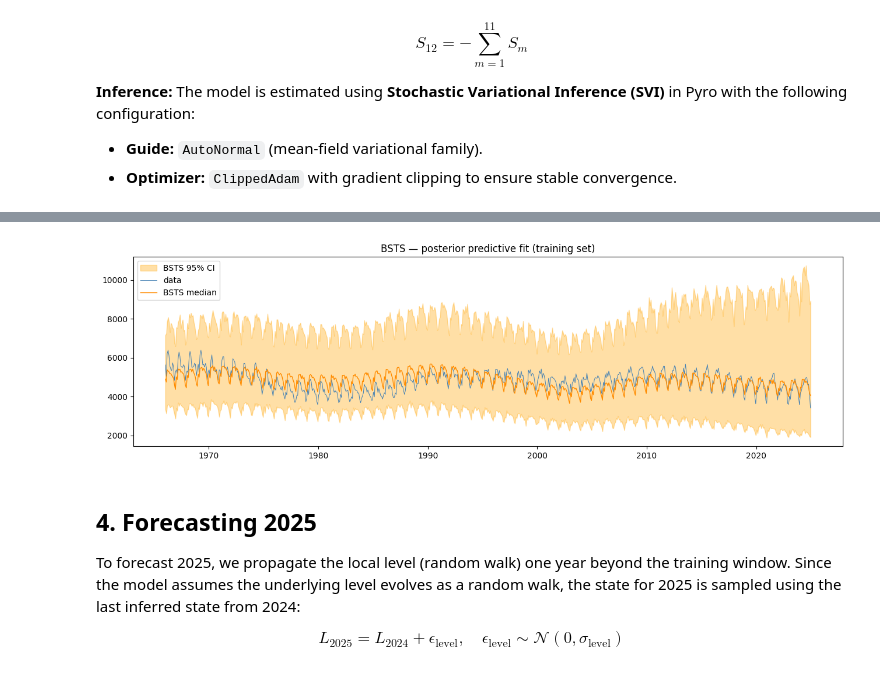
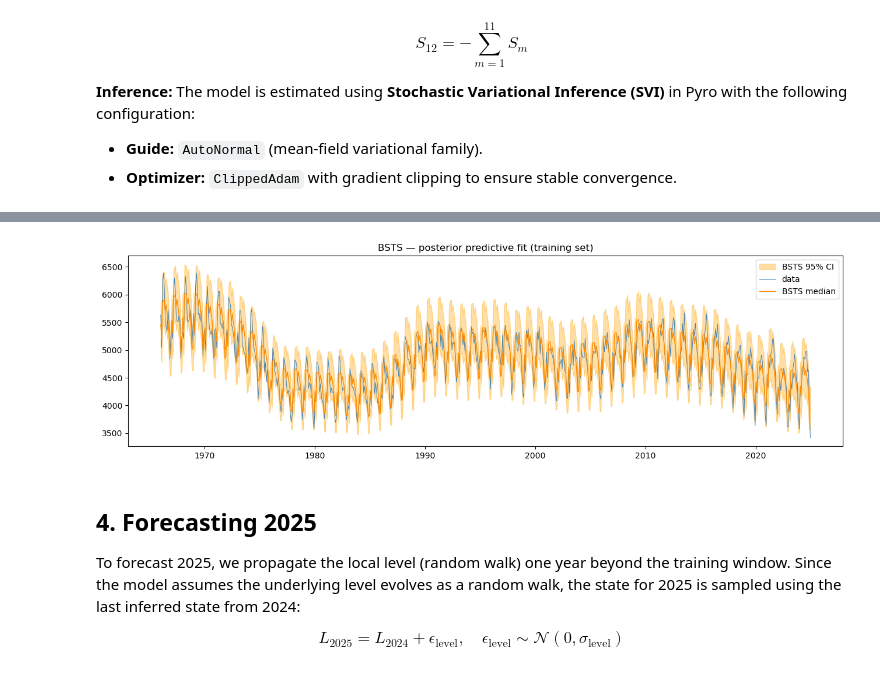
Before and after one commit to jacobfoss02/Banger-MBML, a Jupyter notebook: 01_baselines.ipynb, the cells around one changed output, grey strips where cells are left out. Drawn from its saved outputs; the diff is of its cells as text; code cells hidden in the pictures.

```diff
--- a/01_baselines.ipynb
+++ b/01_baselines.ipynb
@@ -230,9 +229,8 @@ The model is estimated using **Stochastic Variational Inference (SVI)** in Pyro
 * **Guide:** `AutoNormal` (mean-field variational family).
 * **Optimizer:** `ClippedAdam` with gradient clipping to ensure stable convergence.
 # %%
-def bsts_model_simple(year_idx, month_idx, z_y=None):
+def bsts_model_simple(year_idx, month_idx, log_y=None):
         sigma_level = pyro.sample("sigma_level", dist.HalfNormal(0.1))
-        sigma_slope = pyro.sample("sigma_slope", dist.HalfNormal(0.01))
         sigma_obs   = pyro.sample("sigma_obs",   dist.HalfNormal(0.1))
 
         seasonal_raw = pyro.sample(
@@ -241,24 +239,18 @@ def bsts_model_simple(year_idx, month_idx, z_y=None):
         seasonal = torch.cat([seasonal_raw, -seasonal_raw.sum().unsqueeze(0)])
 
         level0 = pyro.sample("level0", dist.Normal(0.0, 1.0))
-        slope0 = pyro.sample("slope0", dist.Normal(0.0, 0.1))
 
         level_noise = pyro.sample(
             "level_noise",
             dist.Normal(torch.zeros(_N_YEARS - 1), sigma_level.expand(_N_YEARS - 1)).to_event(1),
         )
-        slope_noise = pyro.sample(
-            "slope_noise",
-            dist.Normal(torch.zeros(_N_YEARS - 1), sigma_slope.expand(_N_YEARS - 1)).to_event(1),
-        )
 
-        slopes = slope0 + torch.cat([torch.zeros(1), slope_noise.cumsum(-1)])
-        level_steps = slopes[:-1] + level_noise
-        levels = level0 + torch.cat([torch.zeros(1), level_steps.cumsum(-1)])
+        level_noise_cs = torch.cat([torch.zeros(1), level_noise.cumsum(-1)])
+        levels = level0 + level_noise_cs
 
         mu = levels[year_idx] + seasonal[month_idx]
         with pyro.plate("data", len(year_idx)):
-            pyro.sample("obs", dist.Normal(mu, sigma_obs), obs=z_y)
+            pyro.sample("obs", dist.Normal(mu, sigma_obs), obs=log_y)
 # %%
 # Prior predictive check
 prior_pred = Predictive(bsts_model_simple, num_samples=200)(year_idx_tr, month_idx_tr)
@@ -339,30 +331,30 @@ plt.show()
 # %%
 # Posterior predictive on training set
 N_SAMPLES = 1000
 post_pred_tr = Predictive(bsts_model_simple, guide=guide, num_samples=N_SAMPLES)(
     year_idx_tr, month_idx_tr
 )
 
 
 # Transform from Z-scale -> Log-scale -> Actual births
 z_post_obs = post_pred_tr["obs"].numpy()
 obs_tr = np.exp((z_post_obs * LOG_STD) + LOG_MEAN)
 
 fig, ax = plt.subplots(figsize=(13, 4))
 ax.fill_between(
     train["date"],
     np.percentile(obs_tr, 2.5, axis=0),
     np.percentile(obs_tr, 97.5, axis=0),
-    alpha=0.35, color="orange", label="BSTS 95% PI",
+    alpha=0.35, color="orange", label="BSTS 95% CI",
 )
 ax.plot(train["date"], train["births"], color="steelblue", lw=0.7, label="data")
 ax.plot(train["date"], np.median(obs_tr, axis=0), color="darkorange", lw=1.0, label="BSTS median")
 ax.set_title("BSTS — posterior predictive fit (training set)")
 ax.legend()
 plt.tight_layout()
 plt.show()
 # %% [output]
-[figure, old version]
+[figure, new version]
 # %% [markdown]
 ## 4. Forecasting 2025
 
```
Also changed, not shown: parts of 8 cells of this notebook.
